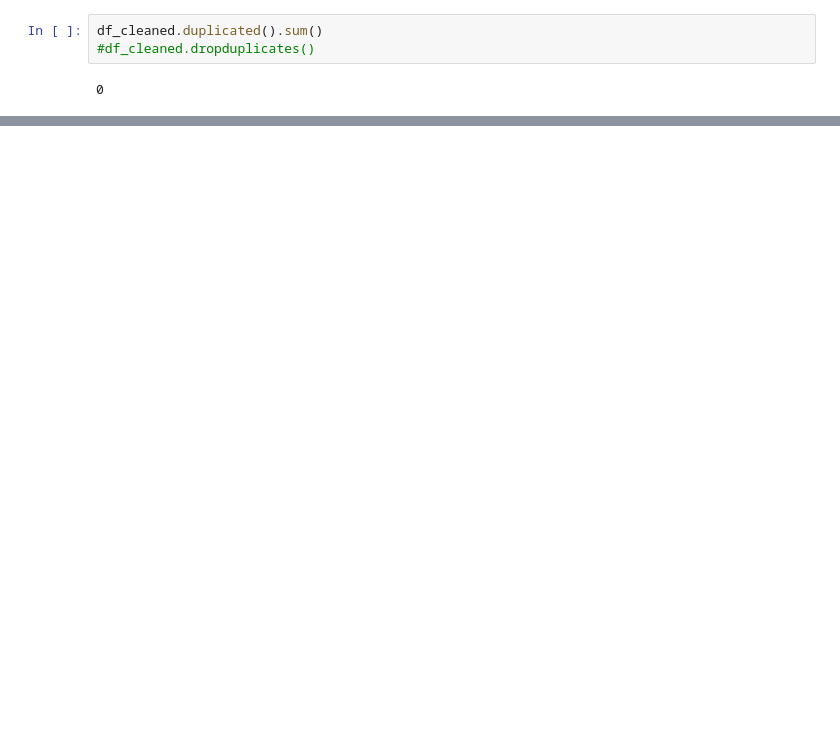
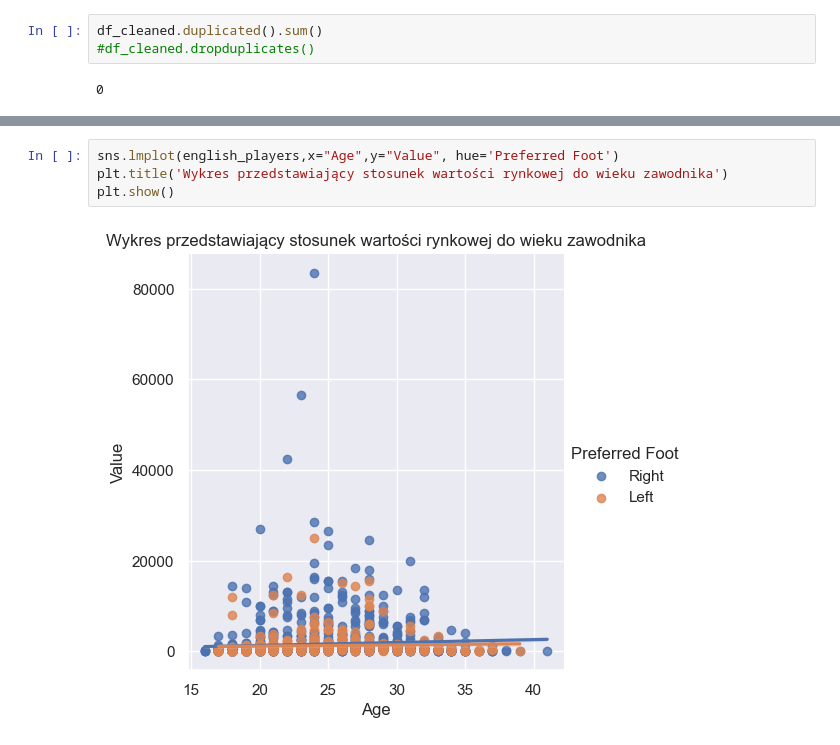
Before and after one commit to PatrykKawka/Python--Fifa-19-Exploratory-Data-Analysis, a Jupyter notebook: Fifa 19 - EDA.ipynb, the cells around one changed output, grey strips where cells are left out. Drawn from its saved outputs; the diff is of its cells as text; blank space fills up the shorter version.

```diff
--- a/Fifa 19 - EDA.ipynb
+++ b/Fifa 19 - EDA.ipynb
@@ -110,0 +159,6 @@ plt.show()
+# %%
+sns.lmplot(english_players,x="Age",y="Value", hue='Preferred Foot')
+plt.title('Wykres przedstawiający stosunek wartości rynkowej do wieku zawodnika')
+plt.show()
+# %% [output]
+[figure, added]
```
Also changed, not shown: parts of 16 cells of this notebook.
